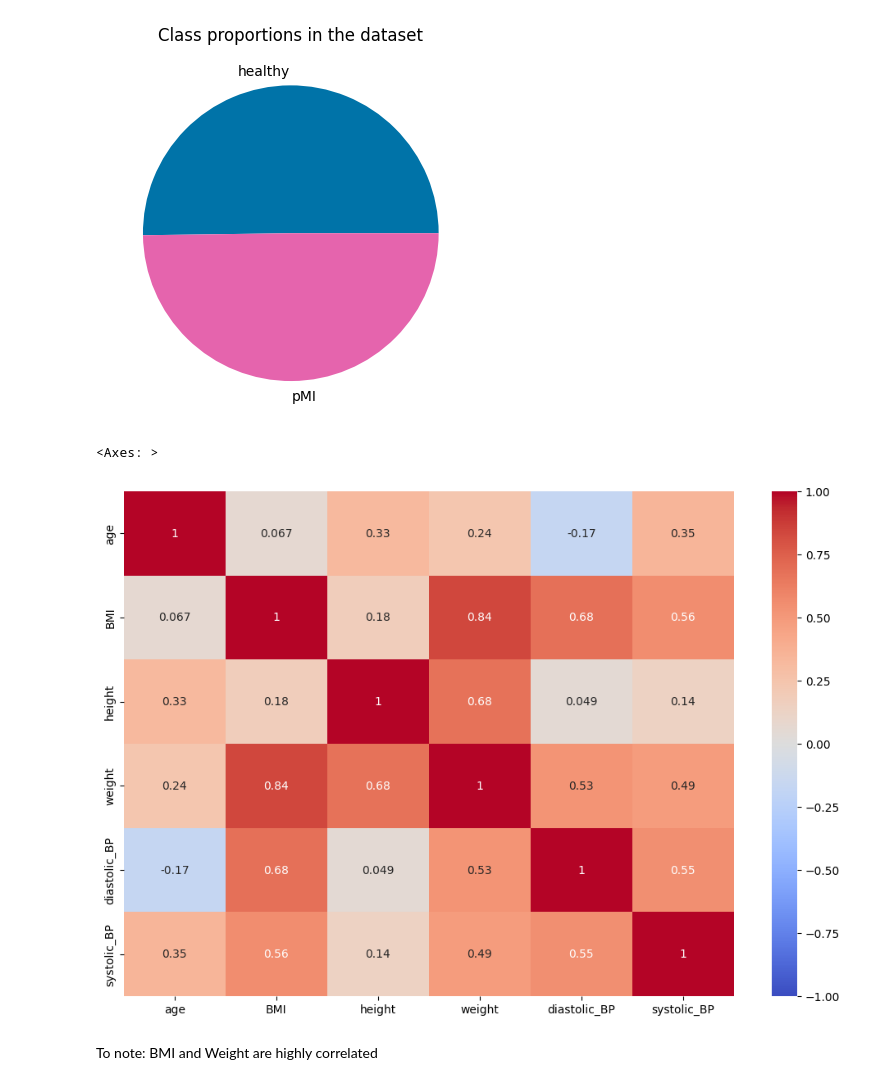
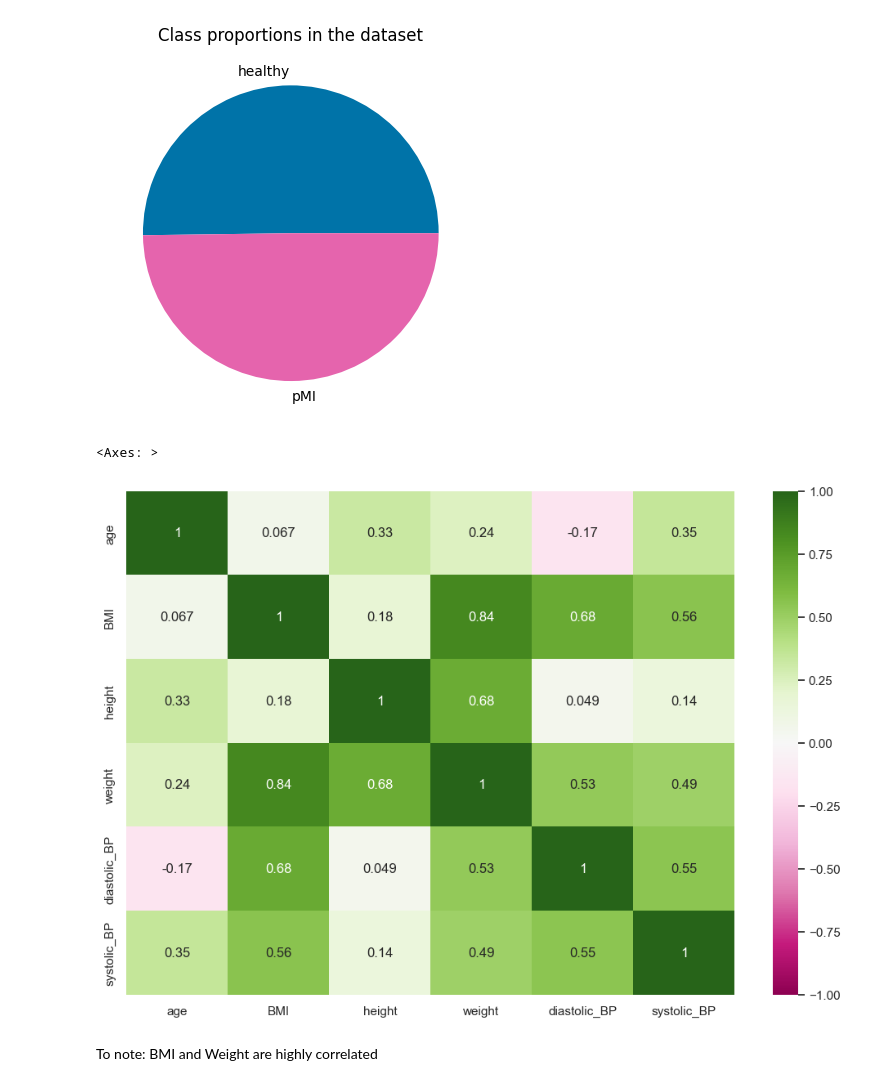
Before and after one commit to emilynurden/myocardial-infarction-predictions, a Jupyter notebook: notebooks:/data_exploration.ipynb, the cells around one changed output. Cells and saved outputs as stored; diff of their text form; code cells hidden in the pictures.

Commit message:
small edits to data-visualisation

```diff
--- a/notebooks:/data_exploration.ipynb
+++ b/notebooks:/data_exploration.ipynb
@@ -57,3 +57,6 @@ sex             0
 dtype: int64
 # %% [markdown]
 there are no null values in the data set
+# %%
+df_to_explore["sex"] = df_to_explore["sex"].replace({True: "Male", False: "Female"})
+df_to_explore.head()
@@ -204,10 +214,10 @@ Text(0.5, 1.0, 'Class proportions in the dataset')
 # %%
 plt.figure(figsize=(12,8))
 #pick diverging colourmap
-sns.heatmap(df_to_explore[numeric_feature_columns].corr(), annot=True, cmap='coolwarm', vmin = -1, vmax =1)
+sns.heatmap(df_to_explore[numeric_feature_columns].corr(), annot=True, cmap='PiYG', vmin = -1, vmax =1)
 # %% [output]
 <Axes: >
-[figure, old version]
+[figure, new version]
 # %% [markdown]
 To note: BMI and Weight are highly correlated
 # %% [markdown]
```
Also changed, not shown: parts of 2 cells of this notebook.
